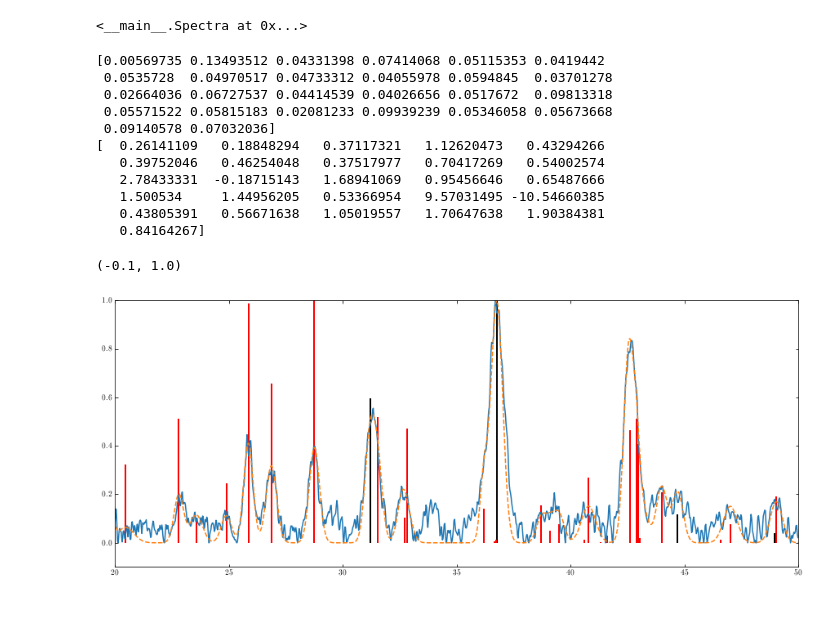
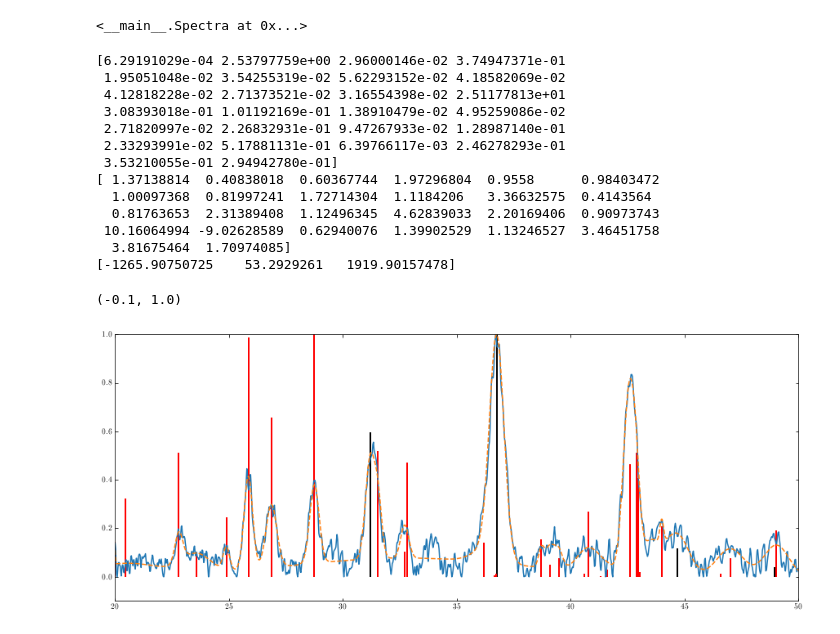
Before and after one commit to zpreisler/calibrationXRD, a Jupyter notebook: calibration.ipynb, the cells around one changed output. Saved outputs shown, nothing was run; the diff lists cells and outputs as text; code cells hidden in the pictures.

```diff
--- a/calibration.ipynb
+++ b/calibration.ipynb
@@ -109,6 +109,9 @@ from glob import glob
 from scipy import signal
 from numpy import fft,pad,concatenate,stack
 # %%
+def fce_calibration(x,a,beta,s):
+    return (arctan((x+a)/s)) * 180 / pi + beta
+
 class Spectra():
 
     def __init__(self,file=None):
@@ -137,6 +140,8 @@ class Spectra():
         self.opt,(opt_var) = curve_fit(self.fce_calibration,x,y)
 
         self.a,self.beta,self.s = self.opt[:,newaxis]
+
+        self.opt_file = self.opt.copy()
 
         return self
 
@@ -294,7 +299,7 @@ class GaussNewton():
         jmax = z.argmax()
         dz = y - z
 
-        dfmax = z[:,newaxis] * d[jmax] / z[jmax,newaxis]**2
+        dfmax = z[:,newaxis] * d[jmax]
         d = d - dfmax
 
         return pinv(d) @ dz
@@ -373,39 +378,44 @@ xrd_calcite.calibrate_from_file('Data/Calibration.ini').convolve(1).snip()
 # %% [output]
 <__main__.Spectra at 0x...>
 # %%
+%matplotlib inline
 g_spinel_barite = GaussNewton([spinel,barite],xrd_spinel_barite)
 
-for i in range(8):
+for i in range(32):
     g_spinel_barite.minimize_gamma(alpha=1)
     g_spinel_barite.minimize_sigma(alpha=1)
 
-for i in range(8):
+for i in range(96):
     g_spinel_barite.calibration(alpha=1)
 
 print(g_spinel_barite.sigma2)
 print(g_spinel_barite.gamma)
 
 figure(figsize=(15,6))
 
 spinel.plot(colors='k',lw=2)
 barite.plot(colors='r',lw=2)
 xrd_spinel_barite.plot('-')
 
 g_spinel_barite.plot('--')
 
+print(g_spinel_barite.spectra.opt)
+
 xlim(20,50)
 ylim(-0.1,1)
 # %% [output]
-[0.00569735 0.13493512 0.04331398 0.07414068 0.05115353 0.0419442
- 0.0535728  0.04970517 0.04733312 0.04055978 0.0594845  0.03701278
- 0.02664036 0.06727537 0.04414539 0.04026656 0.0517672  0.09813318
- 0.05571522 0.05815183 0.02081233 0.09939239 0.05346058 0.05673668
- 0.09140578 0.07032036]
-[  0.26141109   0.18848294   0.37117321   1.12620473   0.43294266
-   0.39752046   0.46254048   0.37517977   0.70417269   0.54002574
-   2.78433331  -0.18715143   1.68941069   0.95456646   0.65487666
-   1.500534     1.44956205   0.53366954   9.57031495 -10.54660385
-   0.43805391   0.56671638   1.05019557   1.70647638   1.90384381
-   0.84164267]
+[6.29191029e-04 2.53797759e+00 2.96000146e-02 3.74947371e-01
+ 1.95051048e-02 3.54255319e-02 5.62293152e-02 4.18582069e-02
+ 4.12818228e-02 2.71373521e-02 3.16554398e-02 2.51177813e+01
+ 3.08393018e-01 1.01192169e-01 1.38910479e-02 4.95259086e-02
+ 2.71820997e-02 2.26832931e-01 9.47267933e-02 1.28987140e-01
+ 2.33293991e-02 5.17881131e-01 6.39766117e-03 2.46278293e-01
+ 3.53210055e-01 2.94942780e-01]
+[ 1.37138814  0.40838018  0.60367744  1.97296804  0.9558      0.98403472
+  1.00097368  0.81997241  1.72714304  1.1184206   3.36632575  0.4143564
+  0.81763653  2.31389408  1.12496345  4.62839033  2.20169406  0.90973743
+ 10.16064994 -9.02628589  0.62940076  1.39902529  1.13246527  3.46451758
+  3.81675464  1.70974085]
+[-1265.90750725    53.2929261   1919.90157478]
 (-0.1, 1.0)
-[figure, old version]
+[figure, new version]
```
Also changed, not shown: parts of 11 cells of this notebook, 29 other files.
